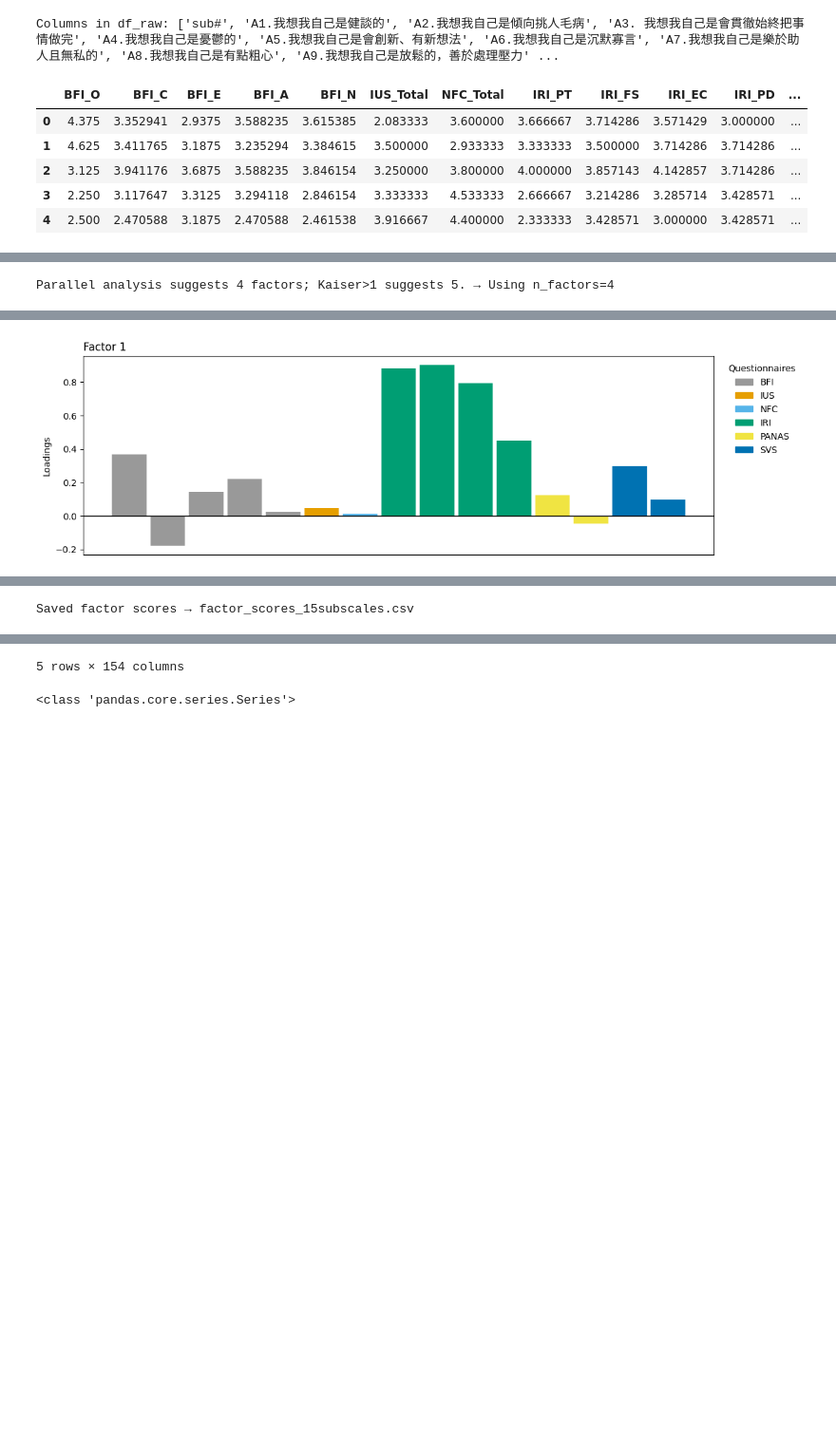
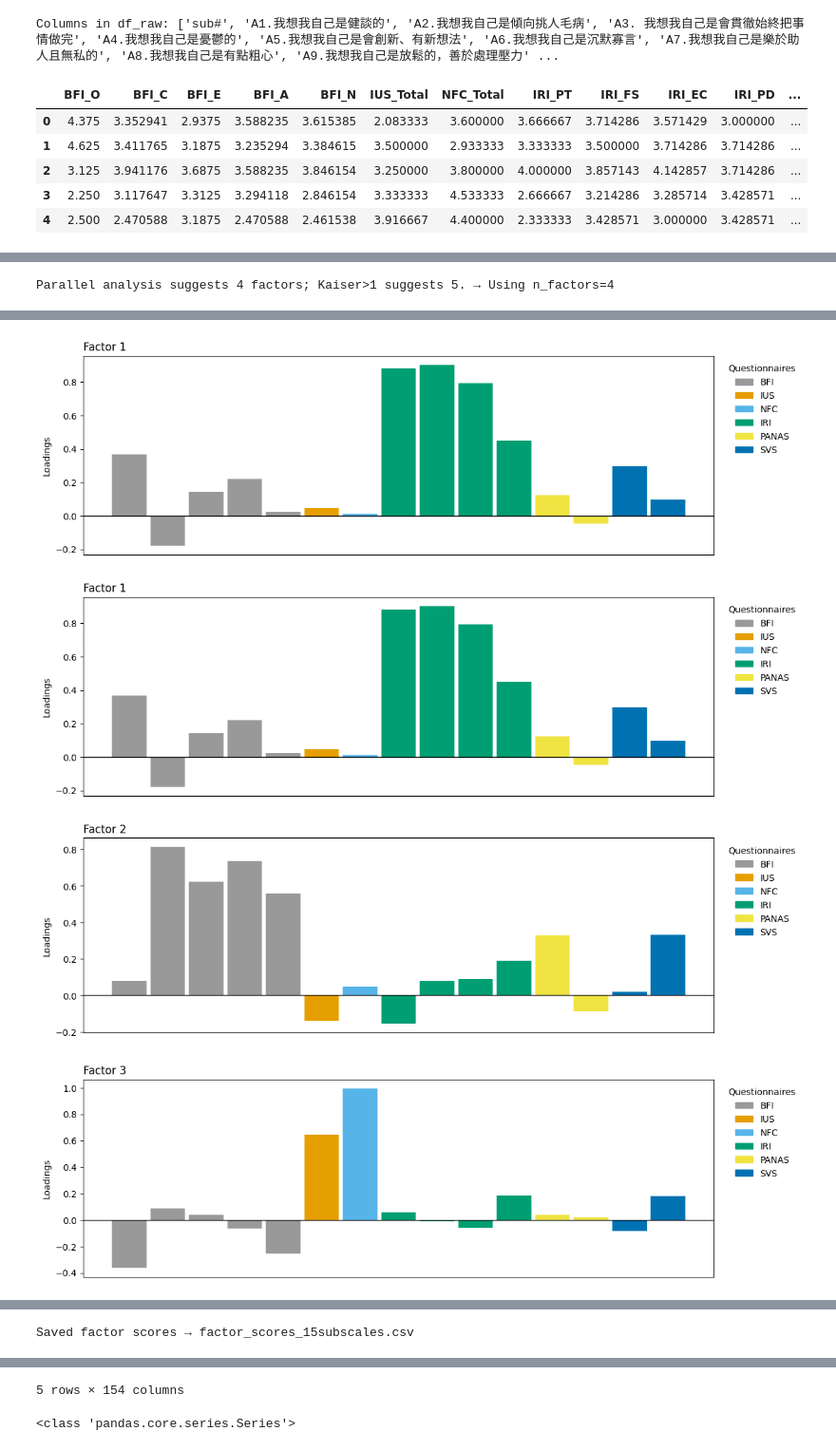
Before and after one commit to karl-1024/NeuroIntern, a Jupyter notebook: New folder/personality_analysis/final_cfa.ipynb, the cells around one changed output, grey strips where cells are left out. Shown at 95% size. Saved outputs shown, nothing was run; the diff lists cells and outputs as text; code cells hidden in the pictures; blank space fills up the shorter version.

```diff
--- a/New folder/personality_analysis/final_cfa.ipynb
+++ b/New folder/personality_analysis/final_cfa.ipynb
@@ -265,39 +268,42 @@ def plot_factor_bar(loadings_df, factor_name='Factor1', title='Factor 1'):
     plt.show()
 
 # Example: plot for Factor 1 (rename once you interpret it)
-plot_factor_bar(loadings, 'Factor1', title='Factor 1')
+#plot_factor_bar(loadings, 'Factor1', title='Factor 1')
 
 # You can also:
-# for k in range(n_factors): plot_factor_bar(loadings, f'Factor{k+1}', title=f'Factor {k+1}')
+for k in range(n_factors): plot_factor_bar(loadings, f'Factor{k+1}', title=f'Factor {k+1}')
 # plot_factor_bar(loadings, 'Factor2', group_map=group_map, group_order=group_order, title='Factor 2: …')
 # plot_factor_bar(loadings, 'Factor3', group_map=group_map, group_order=group_order, title='Factor 3: …')
 
 # ---------------------------------------
 # 7) Factor scores (z) for each participant
 # ---------------------------------------
 factor_scores = pd.DataFrame(
     fa.transform(subs_z),
     columns=[f"Factor{i+1}" for i in range(n_factors)],
     index=subs_z.index
 )
 factor_scores = (factor_scores - factor_scores.mean()) / factor_scores.std(ddof=0)
 
 # optional save
 out = factor_scores.copy()
 if ID_COL and ID_COL in df_raw.columns:
     out.insert(0, ID_COL, df_raw.loc[subs_z.index, ID_COL].values)
 out.to_csv("factor_scores_15subscales.csv", index=False)
 print("Saved factor scores → factor_scores_15subscales.csv")
 
 # ----------------------------------------------------
 # 8) Outcome: Belief change (existing or pre/post diff)
 # ----------------------------------------------------
 df_work = df_raw.loc[subs_z.index].copy()
 df_work.head()
 # %% [output]
 Bartlett’s χ²=576.2, p=3.81e-66 (want p<.05)
 KMO overall=0.691 (>.60 acceptable; >.80 great)
 [figure]
 Parallel analysis suggests 4 factors; Kaiser>1 suggests 5. → Using n_factors=4
 [figure]
 [figure]
+[figure, added]
+[figure, added]
+[figure, added]
```
Also changed, not shown: parts of 5 cells of this notebook.
